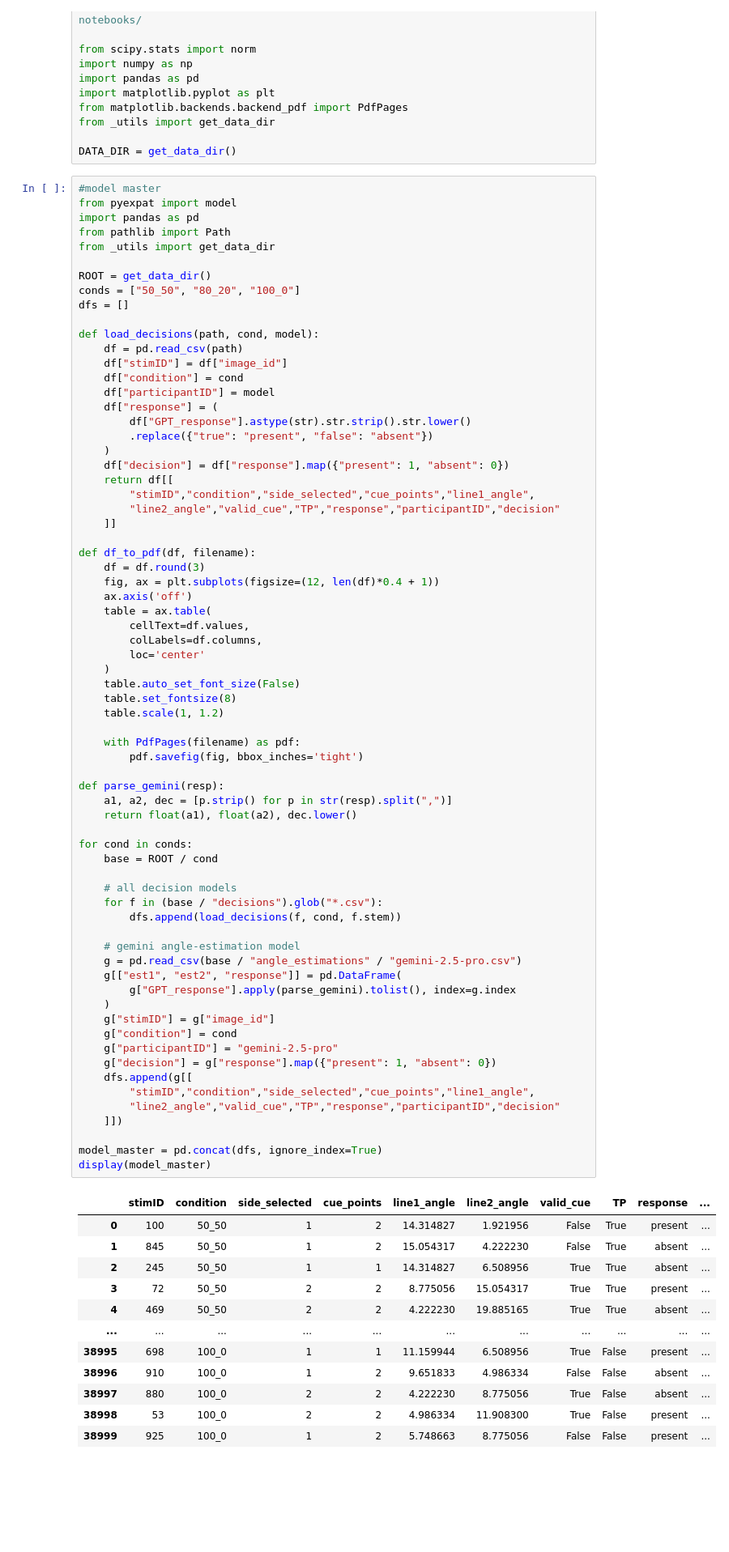
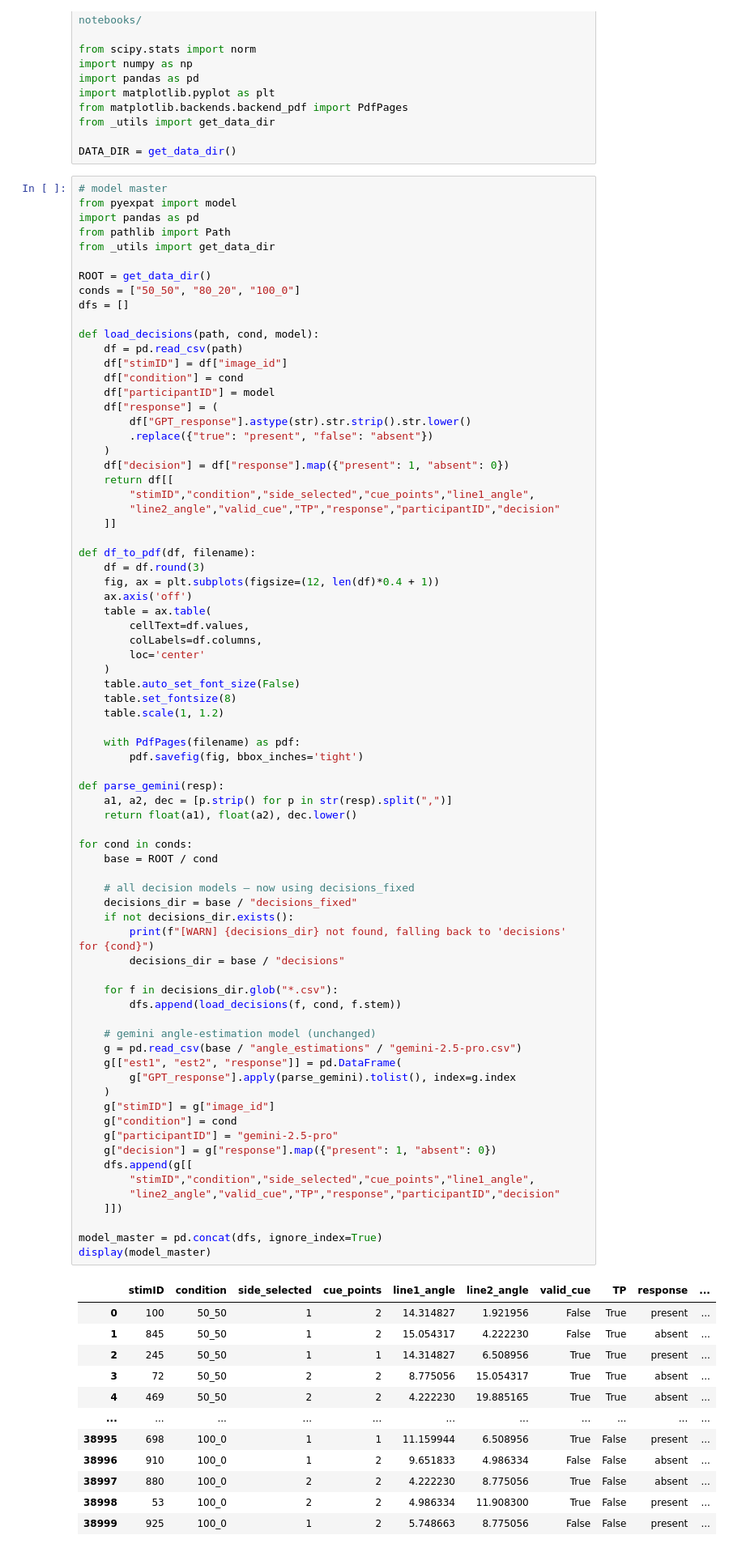
Before and after one commit to AdamRychtecky8/Flexible-Wisdom, a Jupyter notebook: notebooks/Model_exploration.ipynb, the cells around one changed output. Shown at 81% size. Drawn from its saved outputs; the diff is of its cells as text; blank space fills up the shorter version.

```diff
--- a/notebooks/Model_exploration.ipynb
+++ b/notebooks/Model_exploration.ipynb
@@ -12,7 +12,7 @@ from _utils import get_data_dir
 
 DATA_DIR = get_data_dir()
 # %%
-#model master
+# model master
 from pyexpat import model
 import pandas as pd
 from pathlib import Path
@@ -54,38 +54,43 @@ def df_to_pdf(df, filename):
         pdf.savefig(fig, bbox_inches='tight')
 
 def parse_gemini(resp):
     a1, a2, dec = [p.strip() for p in str(resp).split(",")]
     return float(a1), float(a2), dec.lower()
 
 for cond in conds:
     base = ROOT / cond
 
-    # all decision models
-    for f in (base / "decisions").glob("*.csv"):
+    # all decision models — now using decisions_fixed
+    decisions_dir = base / "decisions_fixed"
+    if not decisions_dir.exists():
+        print(f"[WARN] {decisions_dir} not found, falling back to 'decisions' for {cond}")
+        decisions_dir = base / "decisions"
+
+    for f in decisions_dir.glob("*.csv"):
         dfs.append(load_decisions(f, cond, f.stem))
 
-    # gemini angle-estimation model
+    # gemini angle-estimation model (unchanged)
     g = pd.read_csv(base / "angle_estimations" / "gemini-2.5-pro.csv")
     g[["est1", "est2", "response"]] = pd.DataFrame(
         g["GPT_response"].apply(parse_gemini).tolist(), index=g.index
     )
     g["stimID"] = g["image_id"]
     g["condition"] = cond
     g["participantID"] = "gemini-2.5-pro"
     g["decision"] = g["response"].map({"present": 1, "absent": 0})
     dfs.append(g[[
         "stimID","condition","side_selected","cue_points","line1_angle",
         "line2_angle","valid_cue","TP","response","participantID","decision"
     ]])
 
 model_master = pd.concat(dfs, ignore_index=True)
 display(model_master)
 # %% [output]
 |  | stimID | condition | side_selected | cue_points | line1_angle | line2_angle | valid_cue | TP | response | ... |
 | 0 | 100 | 50_50 | 1 | 2 | 14.314827 | 1.921956 | False | True | present | ... |
 | 1 | 845 | 50_50 | 1 | 2 | 15.054317 | 4.222230 | False | True | absent | ... |
-| 2 | 245 | 50_50 | 1 | 1 | 14.314827 | 6.508956 | True | True | absent | ... |
-| 3 | 72 | 50_50 | 2 | 2 | 8.775056 | 15.054317 | True | True | present | ... |
+| 2 | 245 | 50_50 | 1 | 1 | 14.314827 | 6.508956 | True | True | present | ... |
+| 3 | 72 | 50_50 | 2 | 2 | 8.775056 | 15.054317 | True | True | absent | ... |
 | 4 | 469 | 50_50 | 2 | 2 | 4.222230 | 19.885165 | True | True | absent | ... |
 | ... | ... | ... | ... | ... | ... | ... | ... | ... | ... | ... |
 | 38995 | 698 | 100_0 | 1 | 1 | 11.159944 | 6.508956 | True | False | present | ... |
```
Also changed, not shown: parts of 6 cells of this notebook, 5 other files.
